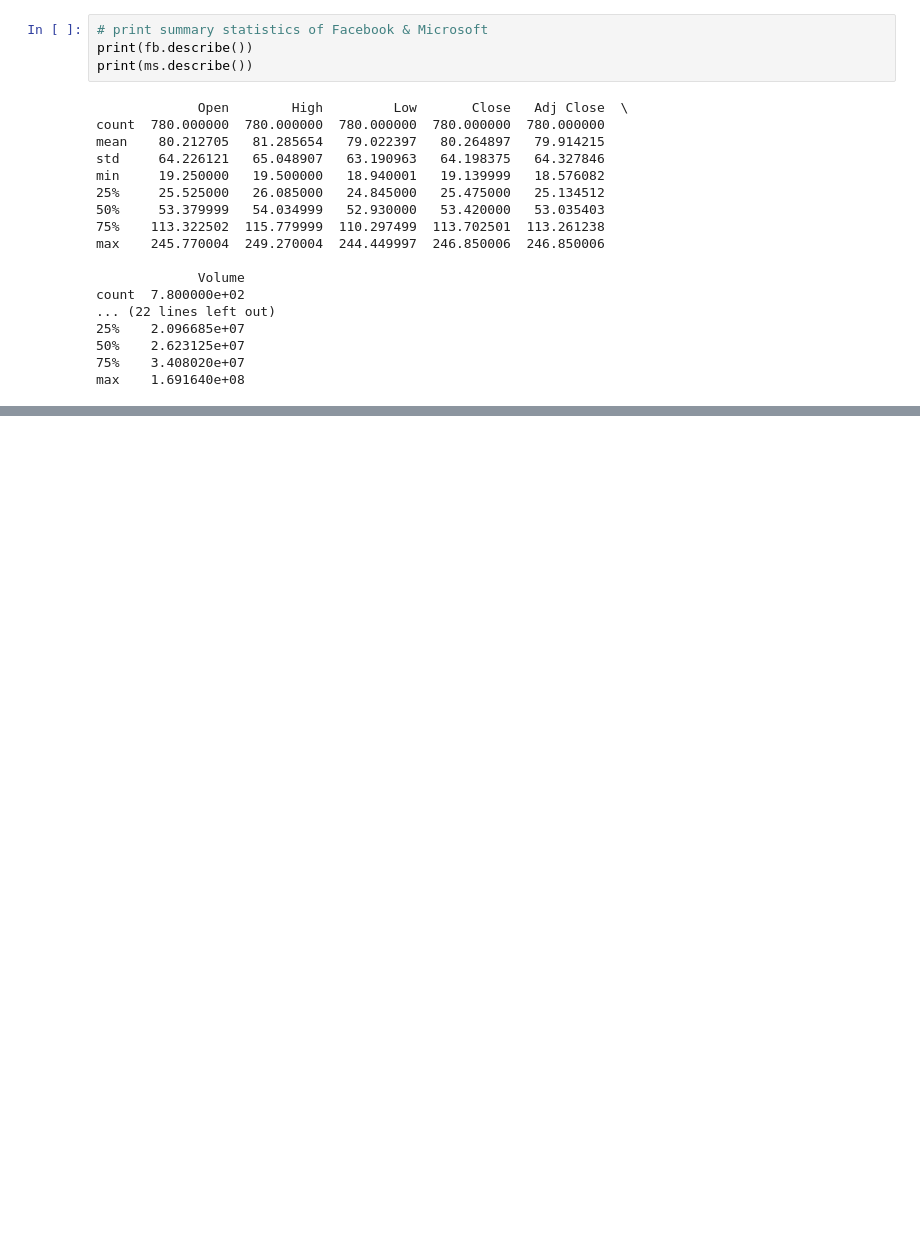
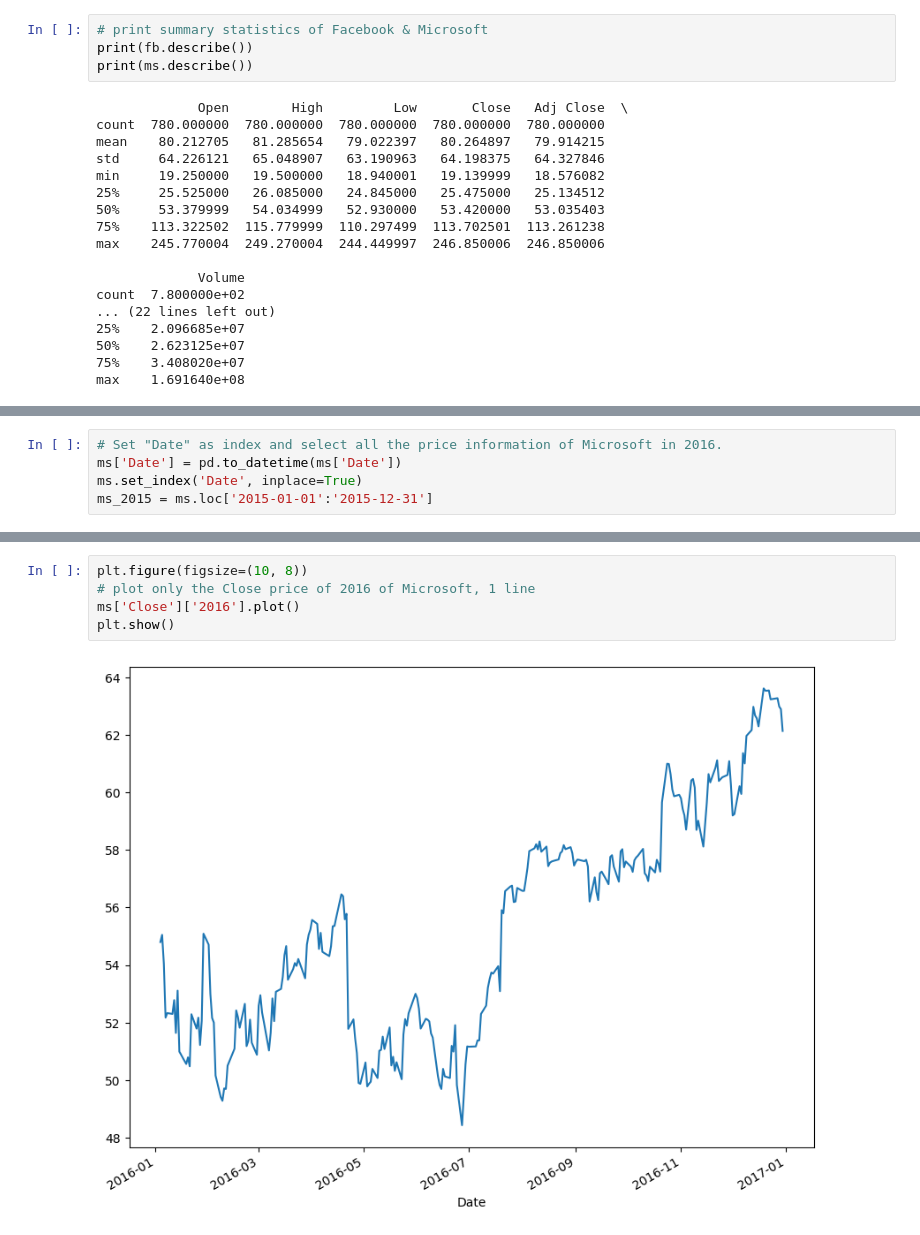
Before and after one commit to nximish/quant-finance-learning, a Jupyter notebook: Dataframe.ipynb, the cells around one changed output, grey strips where cells are left out. Saved outputs shown, nothing was run; the diff lists cells and outputs as text; blank space fills up the shorter version.

```diff
--- a/Dataframe.ipynb
+++ b/Dataframe.ipynb
@@ -66,0 +75,5 @@ KeyError: '2015-03-16'
+# %%
+# Set "Date" as index and select all the price information of Microsoft in 2016.
+ms['Date'] = pd.to_datetime(ms['Date'])
+ms.set_index('Date', inplace=True)
+ms_2015 = ms.loc['2015-01-01':'2015-12-31']
@@ -66,0 +107,7 @@ KeyError: '2015-03-16'
+# %%
+plt.figure(figsize=(10, 8))
+# plot only the Close price of 2016 of Microsoft, 1 line
+ms['Close']['2016'].plot()
+plt.show()
+# %% [output]
+[figure, added]
```
Also changed, not shown: parts of 6 cells of this notebook.
